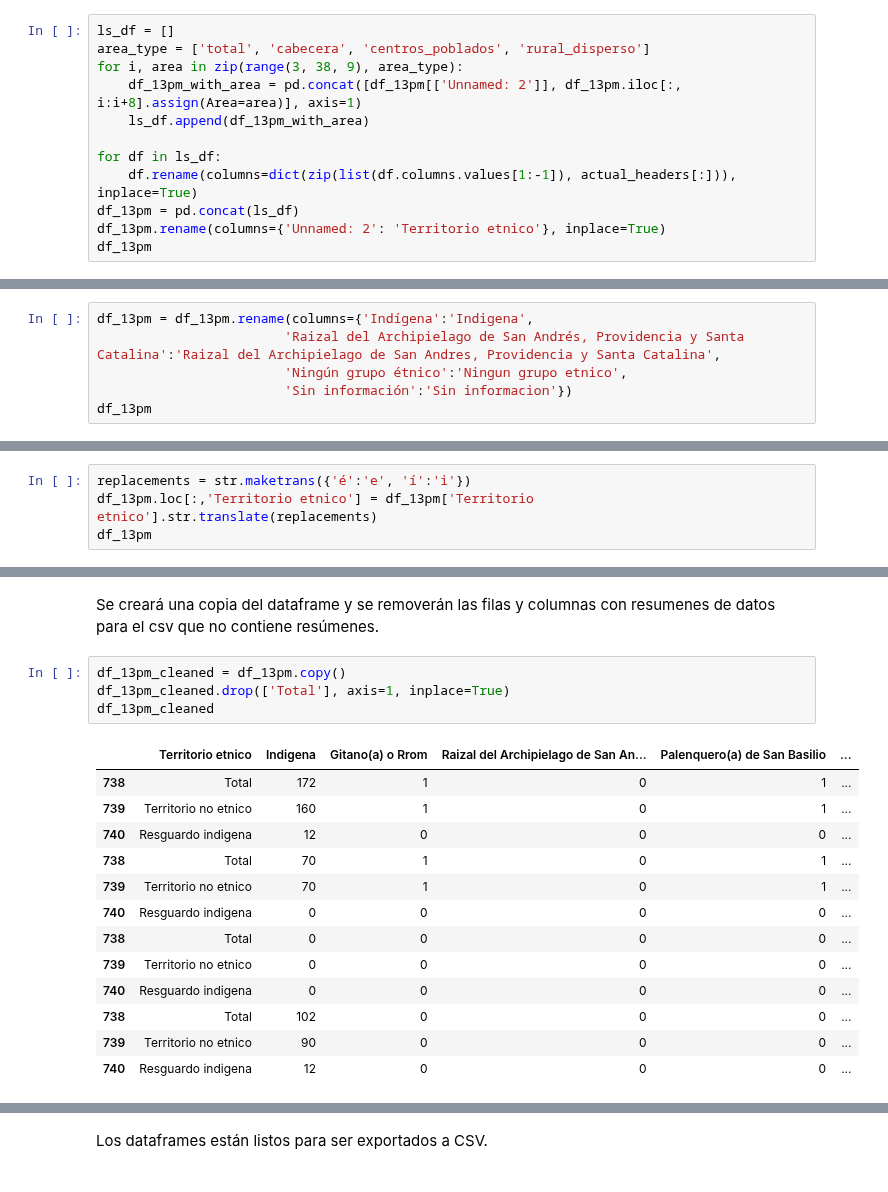
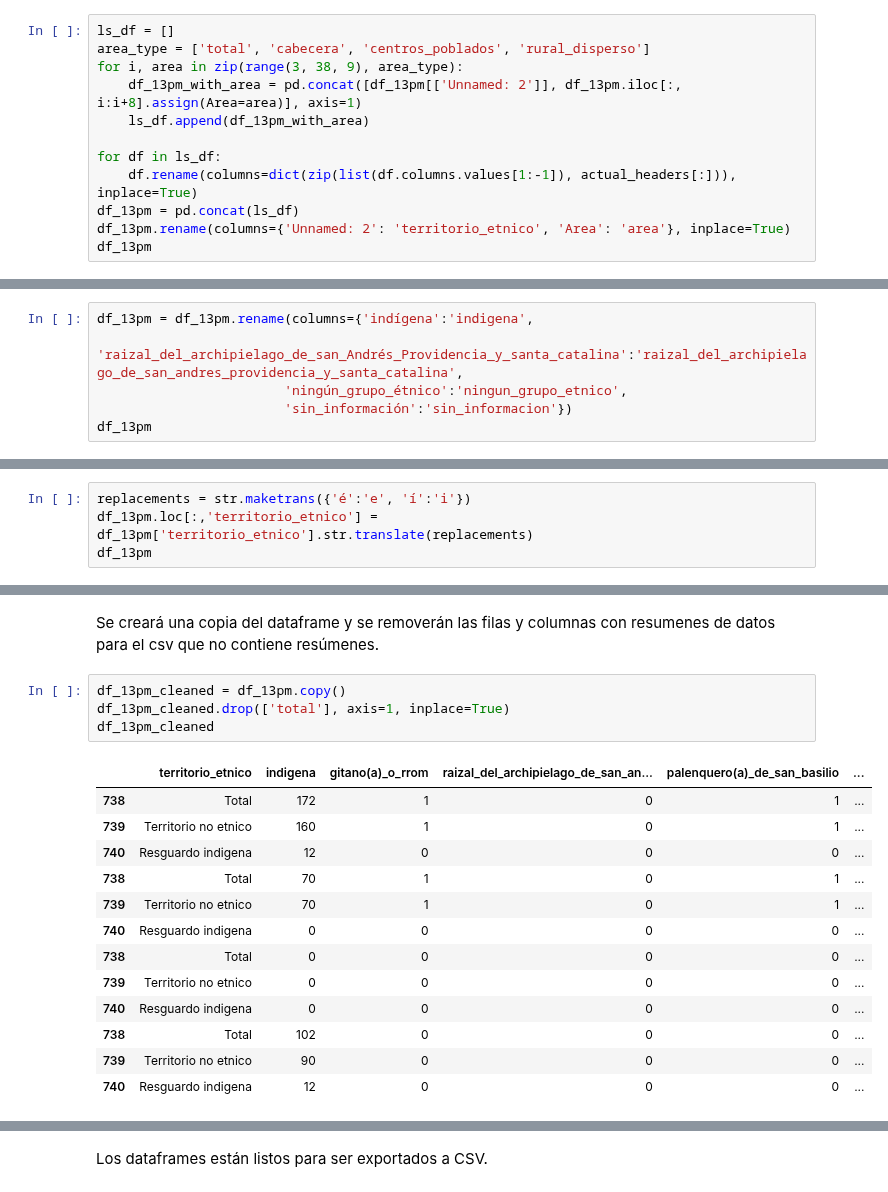
Before and after one commit to Schiavi13/Censo-Viterbo-Caldas-2018, a Jupyter notebook: source_to_csv_13pm.ipynb, the cells around one changed output, grey strips where cells are left out. Cells and saved outputs as stored; diff of their text form.

```diff
--- a/source_to_csv_13pm.ipynb
+++ b/source_to_csv_13pm.ipynb
@@ -84,6 +85,6 @@ for i, area in zip(range(3, 38, 9), area_type):
 for df in ls_df:
     df.rename(columns=dict(zip(list(df.columns.values[1:-1]), actual_headers[:])), inplace=True)
 df_13pm = pd.concat(ls_df)
-df_13pm.rename(columns={'Unnamed: 2': 'Territorio etnico'}, inplace=True)
+df_13pm.rename(columns={'Unnamed: 2': 'territorio_etnico', 'Area': 'area'}, inplace=True)
 df_13pm
 # %% [output]
@@ -103,9 +104,9 @@ df_13pm
 # %% [markdown]
 Se renombran los headers que tienen tildes y ñ.
 # %%
-df_13pm = df_13pm.rename(columns={'Indígena':'Indigena',
-                        'Raizal del Archipielago de San Andrés, Providencia y Santa Catalina':'Raizal del Archipielago de San Andres, Providencia y Santa Catalina',
-                        'Ningún grupo étnico':'Ningun grupo etnico',
-                        'Sin información':'Sin informacion'})
+df_13pm = df_13pm.rename(columns={'indígena':'indigena',
+                        'raizal_del_archipielago_de_san_Andrés_Providencia_y_santa_catalina':'raizal_del_archipielago_de_san_andres_providencia_y_santa_catalina',
+                        'ningún_grupo_étnico':'ningun_grupo_etnico',
+                        'sin_información':'sin_informacion'})
 df_13pm
 # %% [output]
@@ -126,6 +127,6 @@ df_13pm
 Se cambian los datos que contienen tildes y ñ.
 # %%
 replacements = str.maketrans({'é':'e', 'í':'i'})
-df_13pm.loc[:,'Territorio etnico'] = df_13pm['Territorio etnico'].str.translate(replacements)
+df_13pm.loc[:,'territorio_etnico'] = df_13pm['territorio_etnico'].str.translate(replacements)
 df_13pm
 # %% [output]
@@ -146,10 +147,10 @@ df_13pm
 Se creará una copia del dataframe y se removerán las filas y columnas con resumenes de datos para el csv que no contiene resúmenes.
 # %%
 df_13pm_cleaned = df_13pm.copy()
-df_13pm_cleaned.drop(['Total'], axis=1, inplace=True)
+df_13pm_cleaned.drop(['total'], axis=1, inplace=True)
 df_13pm_cleaned
 # %% [output]
-|  | Territorio etnico | Indigena | Gitano(a) o Rrom | Raizal del Archipielago de San An... | Palenquero(a) de San Basilio | ... |
+|  | territorio_etnico | indigena | gitano(a)_o_rrom | raizal_del_archipielago_de_san_an... | palenquero(a)_de_san_basilio | ... |
 | 738 | Total | 172 | 1 | 0 | 1 | ... |
 | 739 | Territorio no etnico | 160 | 1 | 0 | 1 | ... |
 | 740 | Resguardo indigena | 12 | 0 | 0 | 0 | ... |
```
Also changed, not shown: parts of 5 cells of this notebook, 2 other files.
